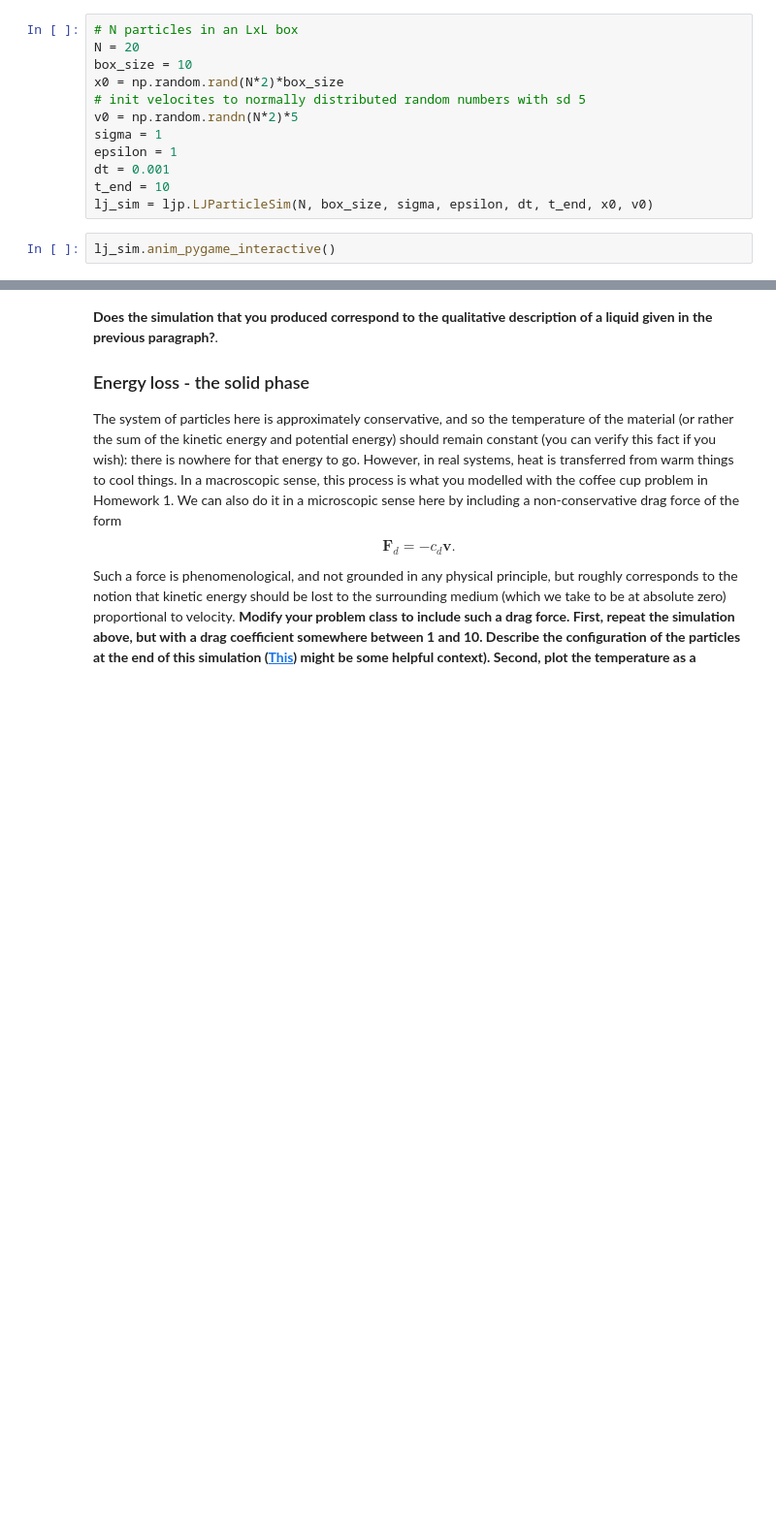
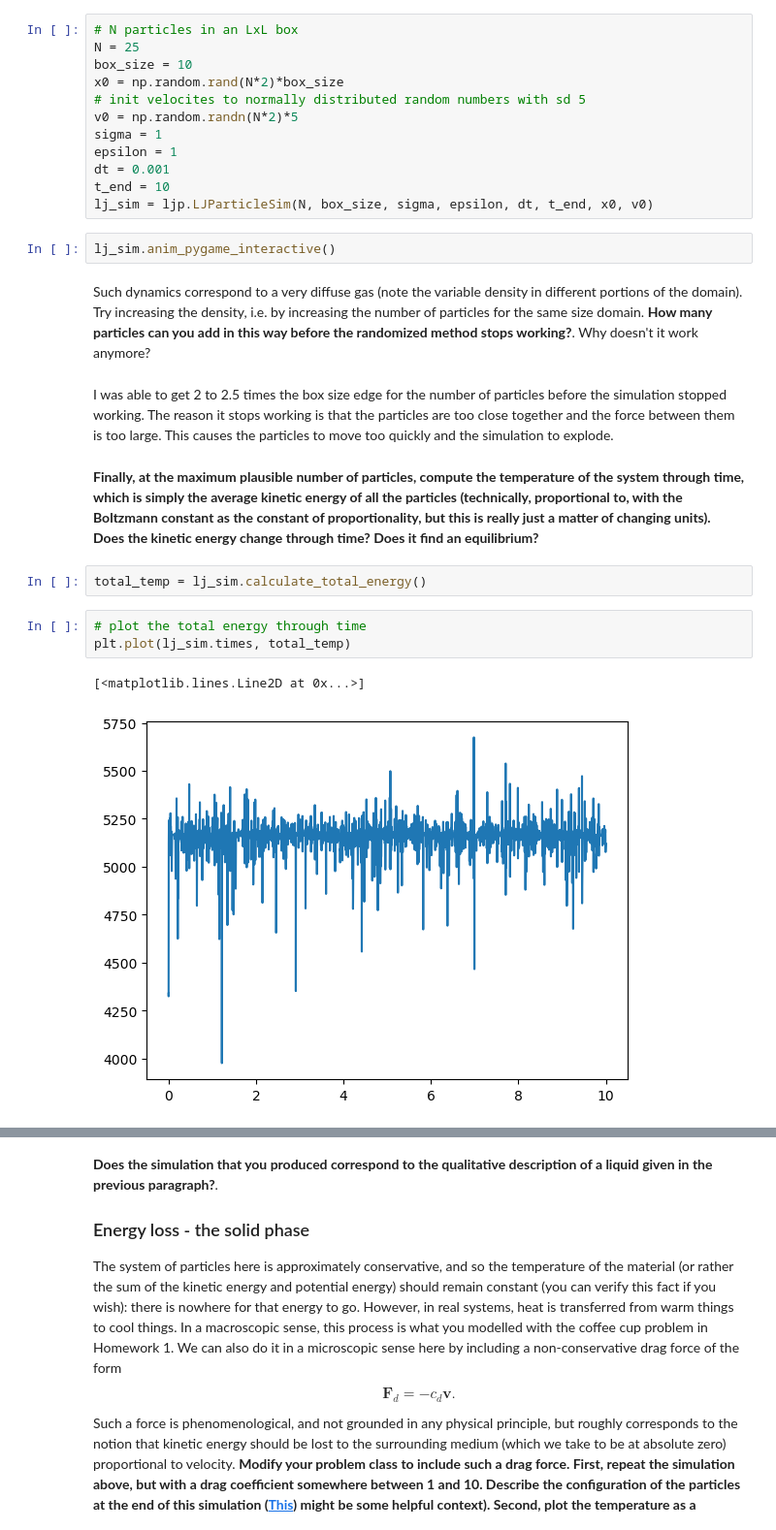
Before and after one commit to cake-dev/Simulation_class, a Jupyter notebook: Project4-Molecules/Project4b-MolSim.ipynb, the cells around one changed output, grey strips where cells are left out. Shown at 97% size. Drawn from its saved outputs; the diff is of its cells as text; blank space fills up the shorter version.

```diff
--- a/Project4-Molecules/Project4b-MolSim.ipynb
+++ b/Project4-Molecules/Project4b-MolSim.ipynb
@@ -13,7 +13,7 @@ import matplotlib.pyplot as plt
 One of the trickiest aspects of molecular dynamics simulations is the specification of initial conditions.  This is a result of the strong repulsive forces of the Lennard-Jones force.  If particles are randomly placed too close together, we'll get a rather extreme force that will quickly turn into an unreasonably fast particle and the simulation will explode.  As such, **begin by devising a subroutine that randomly places $N$ particles such that no two are closer than $2^\frac{1}{6} \sigma$.**  Look at Gould 8.4 for inspiration.  Using this routine, randomly place 10 particles in a domain that is size $L\times L$, with $\sigma=\epsilon=1$.  Set initial velocities to normally-distributed random values with standard deviation $\sigma=5$.  Use a time step of $\Delta t=0.001$ and run the simulation for $10$ units of time.
 # %%
 # N particles in an LxL box
-N = 20
+N = 25
 box_size = 10
 x0 = np.random.rand(N*2)*box_size
 # init velocites to normally distributed random numbers with sd 5
@@ -25,4 +25,18 @@ t_end = 10
 lj_sim = ljp.LJParticleSim(N, box_size, sigma, epsilon, dt, t_end, x0, v0)
 # %%
 lj_sim.anim_pygame_interactive()
+# %% [markdown]
+Such dynamics correspond to a very diffuse gas (note the variable density in different portions of the domain).  Try increasing the density, i.e. by increasing the number of particles for the same size domain.  **How many particles can you add in this way before the randomized method stops working?**.  Why doesn't it work anymore?
+# %% [markdown]
+I was able to get 2 to 2.5 times the box size edge for the number of particles before the simulation stopped working.  The reason it stops working is that the particles are too close together and the force between them is too large.  This causes the particles to move too quickly and the simulation to explode.
+# %% [markdown]
+**Finally, at the maximum plausible number of particles, compute the temperature of the system through time, which is simply the average kinetic energy of all the particles (technically, proportional to, with the Boltzmann constant as the constant of proportionality, but this is really just a matter of changing units).  Does the kinetic energy change through time?  Does it find an equilibrium?**
+# %%
+total_temp = lj_sim.calculate_total_energy()
+# %%
+# plot the total energy through time
+plt.plot(lj_sim.times, total_temp)
+# %% [output]
+[<matplotlib.lines.Line2D at 0x...>]
+[figure, added]
 # %% [markdown]
```
Also changed, not shown: parts of 3 cells of this notebook, 1 other file.
